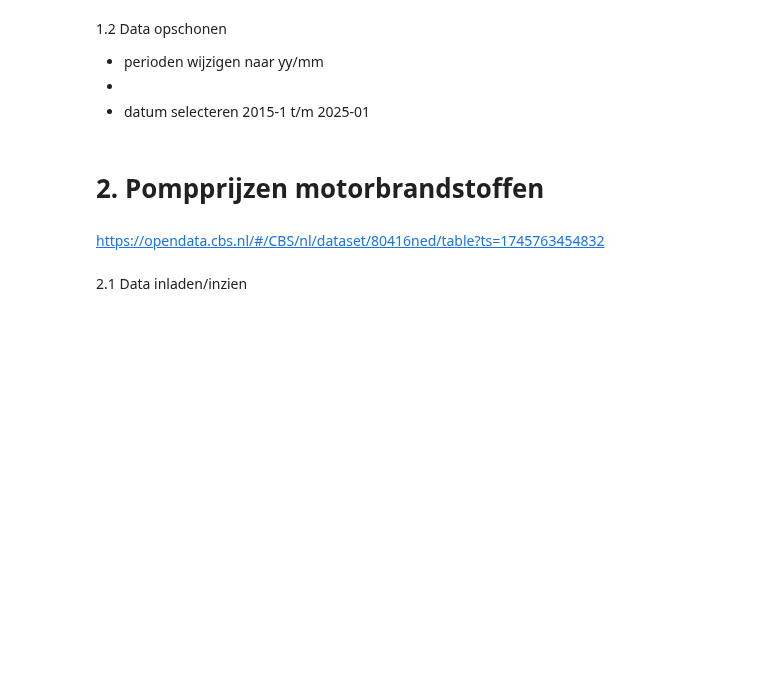
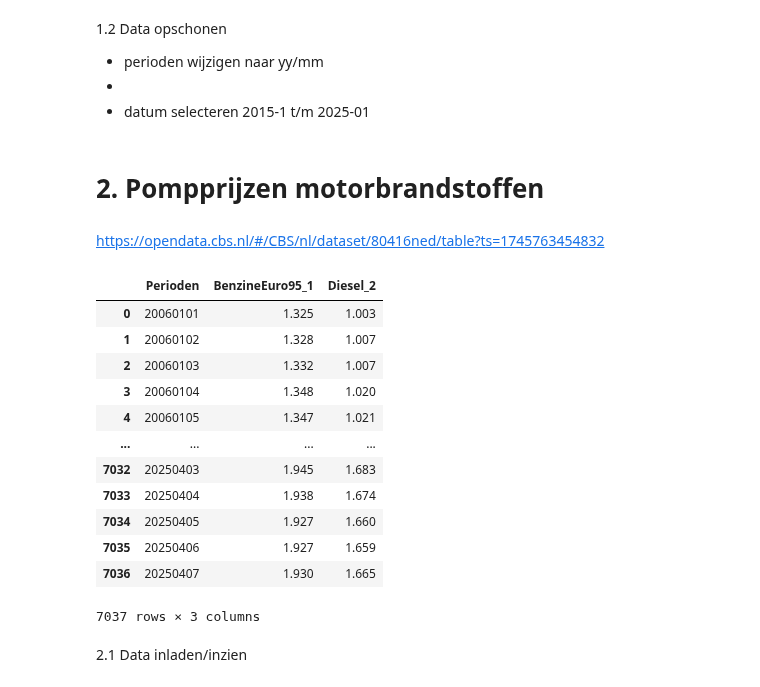
Before and after one commit to DylanHaaz/Tryhard, a Jupyter notebook: Code/Data exploration/Versie 1/Datainladen_1_.IPYNB, the cells around one changed output. Drawn from its saved outputs; the diff is of its cells as text; code cells hidden in the pictures; blank space fills up the shorter version.

```diff
--- a/Code/Data exploration/Versie 1/Datainladen_1_.IPYNB
+++ b/Code/Data exploration/Versie 1/Datainladen_1_.IPYNB
@@ -159,5 +161,26 @@ display(df_consumentenvertrouwen_interpolatie)
 # 2. Pompprijzen motorbrandstoffen
 # %% [markdown]
 https://opendata.cbs.nl/#/CBS/nl/dataset/80416ned/table?ts=1745763454832
+# %%
+# Dataset 2 inladen
+df_pomprijzen = pd.read_csv(
+    r"E:\Nieuw dataset\CBS POMPPRIJZEN\CBS Bnezine prijzen.csv",
+    sep=";"
+)
+display(df_pomprijzen)
+# %% [output]
+|  | Perioden | BenzineEuro95_1 | Diesel_2 |
+| 0 | 20060101 | 1.325 | 1.003 |
+| 1 | 20060102 | 1.328 | 1.007 |
+| 2 | 20060103 | 1.332 | 1.007 |
+| 3 | 20060104 | 1.348 | 1.020 |
+| 4 | 20060105 | 1.347 | 1.021 |
+| ... | ... | ... | ... |
+| 7032 | 20250403 | 1.945 | 1.683 |
+| 7033 | 20250404 | 1.938 | 1.674 |
+| 7034 | 20250405 | 1.927 | 1.660 |
+| 7035 | 20250406 | 1.927 | 1.659 |
+| 7036 | 20250407 | 1.930 | 1.665 |
+7037 rows × 3 columns
 # %% [markdown]
 2.1 Data inladen/inzien
```
Also changed, not shown: parts of 8 cells of this notebook.
